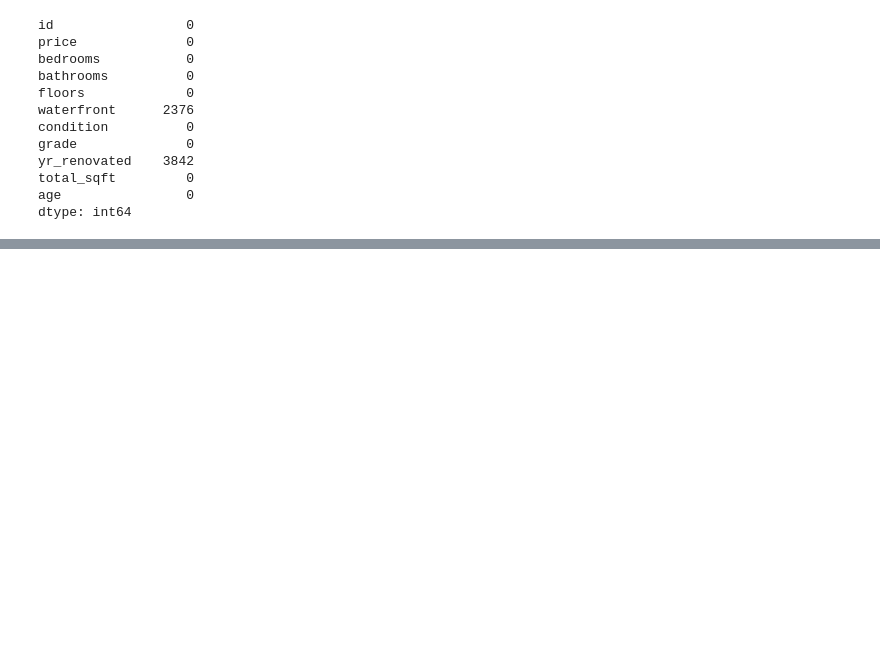
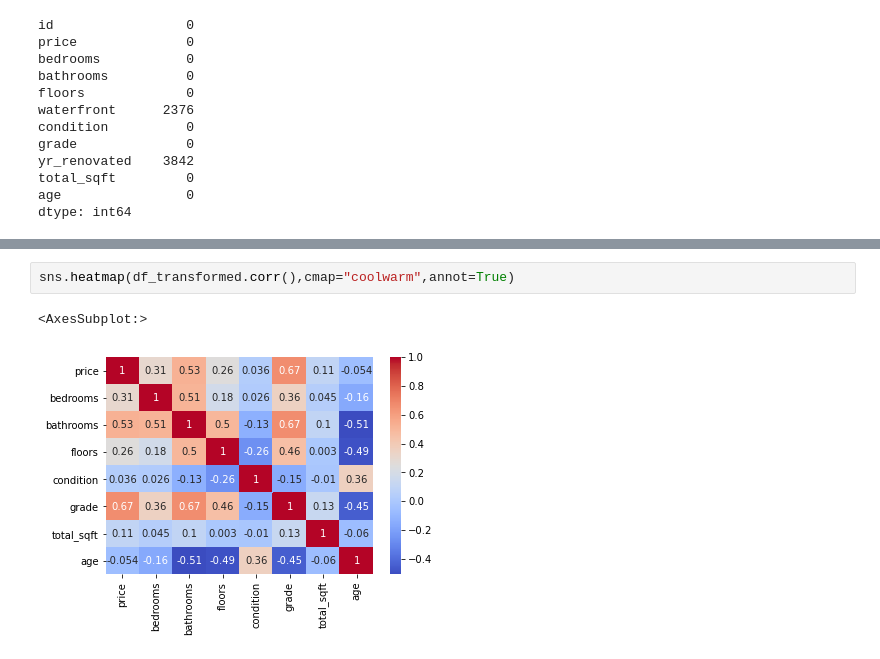
Before and after one commit to Leila-Nyambura/king-county-house-price-prediction-LRM, a Jupyter notebook: Leonard.ipynb, the cells around one changed output, grey strips where cells are left out. Drawn from its saved outputs; the diff is of its cells as text; blank space fills up the shorter version.

```diff
--- a/Leonard.ipynb
+++ b/Leonard.ipynb
@@ -165,0 +206,5 @@ dtype: int64
+# %%
+sns.heatmap(df_transformed.corr(),cmap="coolwarm",annot=True)
+# %% [output]
+<AxesSubplot:>
+[figure, added]
```
Also changed, not shown: parts of 9 cells of this notebook.
